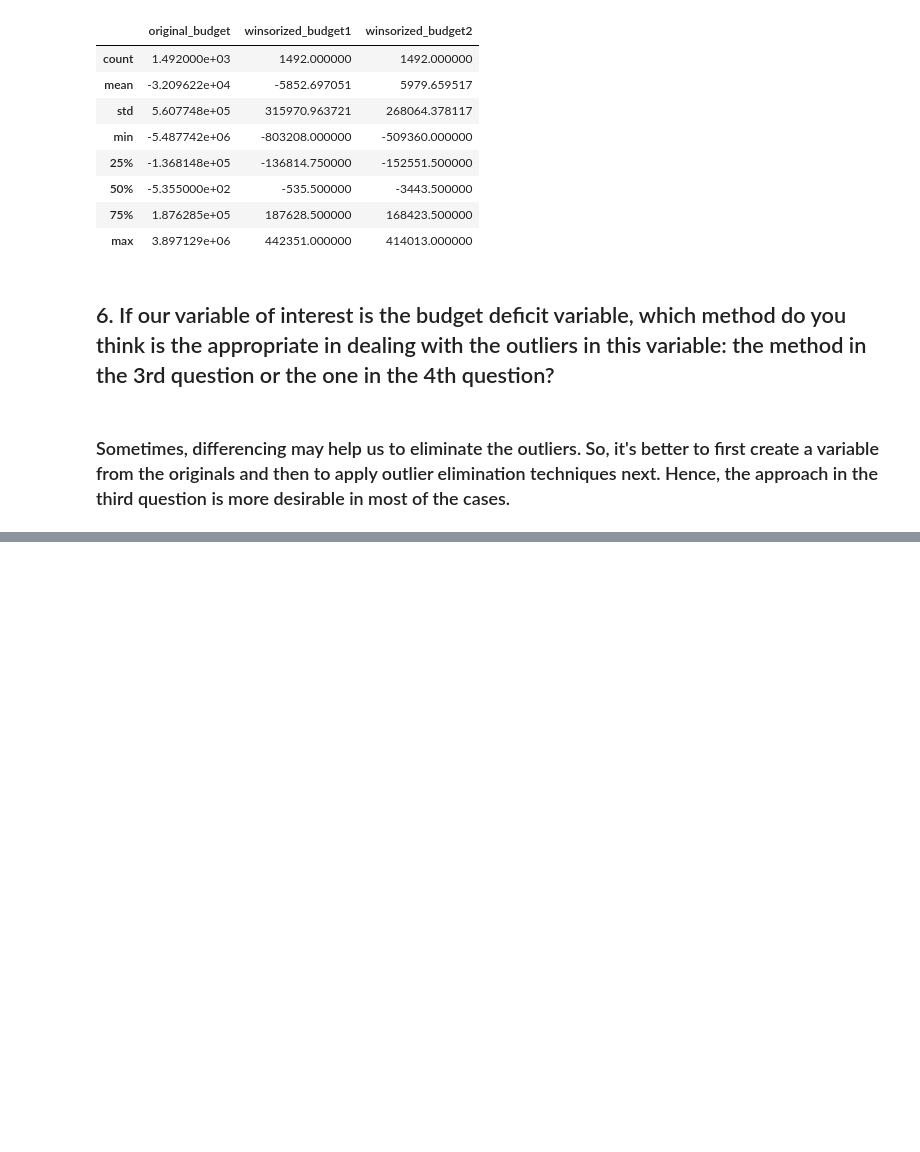
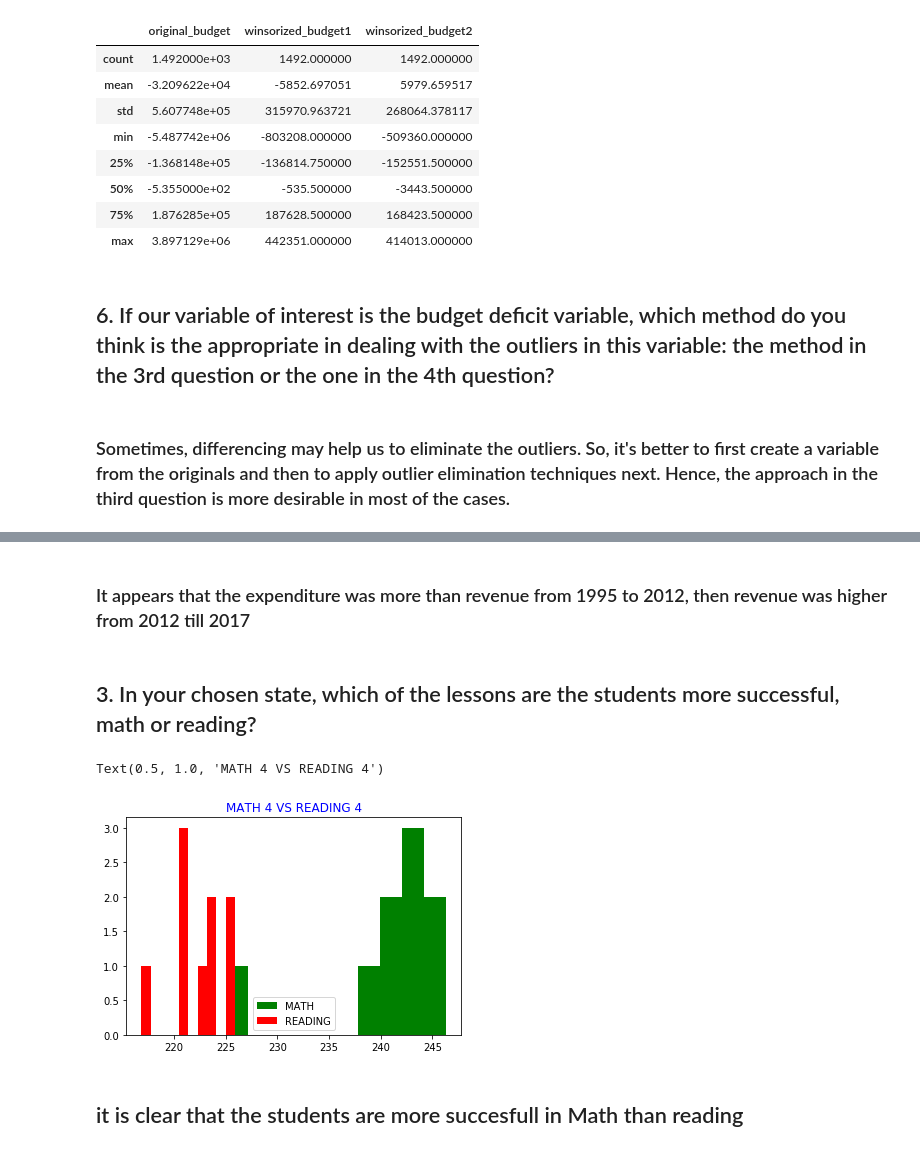
Before and after one commit to iamkkdev/Thinkful-github, a Jupyter notebook: Datamissing.ipynb, the cells around one changed output, grey strips where cells are left out. Cells and saved outputs as stored; diff of their text form; code cells hidden in the pictures; blank space fills up the shorter version.

```diff
--- a/Datamissing.ipynb
+++ b/Datamissing.ipynb
@@ -419,0 +480,14 @@ pd.DataFrame({'original_budget': budget_deficit, 'winsorized_budget1': winsorize
+# %% [markdown]
+### It appears that the expenditure was more than revenue from 1995 to 2012, then revenue was higher from 2012 till 2017
+# %% [markdown]
+## 3. In your chosen state, which of the lessons are the students more successful, math or reading?
+# %%
+plt.hist(us5.loc[us5.STATE == 'WASHINGTON', 'AVG_MATH_4_SCORE'], color = 'g', label = 'MATH')
+plt.hist(us5.loc[us5.STATE == 'WASHINGTON', 'AVG_READING_4_SCORE'], color = 'r', label = 'READING')
+plt.legend()
+plt.title('MATH 4 VS READING 4', color = 'blue')
+# %% [output]
+Text(0.5, 1.0, 'MATH 4 VS READING 4')
+[figure, added]
+# %% [markdown]
+## it is clear that the students are more succesfull in Math than reading
```
Also changed, not shown: parts of 27 cells of this notebook.
